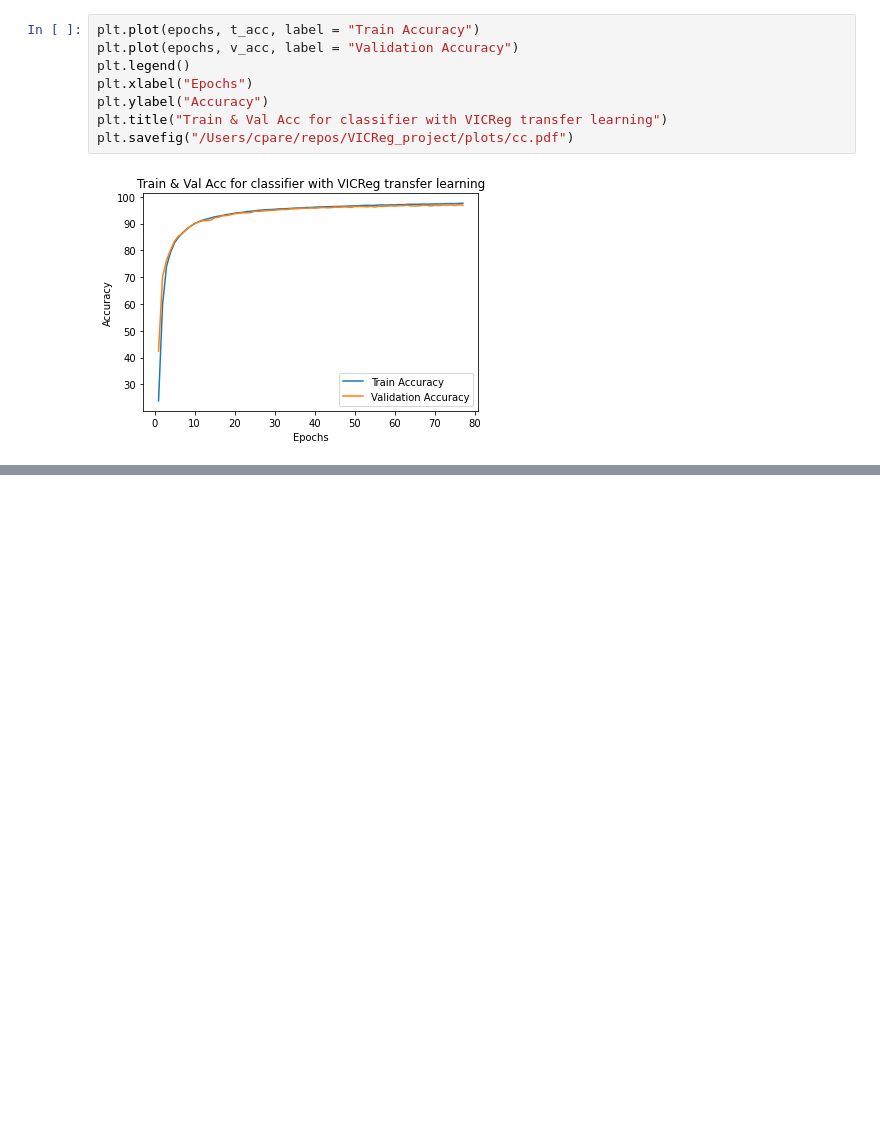
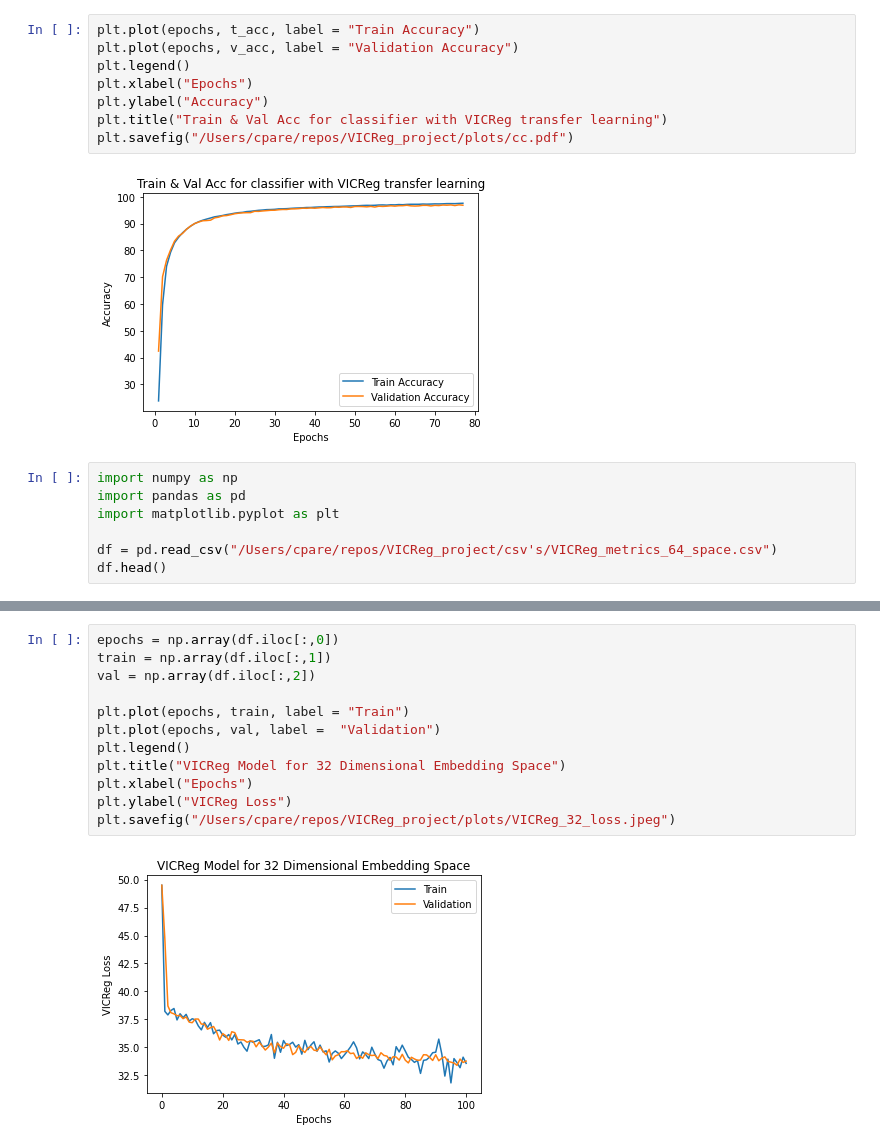
Before and after one commit to cpareja3025/VICReg_project, a Jupyter notebook: notebooks/VICReg.ipynb, the cells around one changed output, grey strips where cells are left out. Cells and saved outputs as stored; diff of their text form; blank space fills up the shorter version.

```diff
--- a/notebooks/VICReg.ipynb
+++ b/notebooks/VICReg.ipynb
@@ -737,3 +737,10 @@ plt.title("Train & Val Acc for classifier with VICReg transfer learning")
 plt.savefig("/Users/cpare/repos/VICReg_project/plots/cc.pdf")
 # %% [output]
 [figure]
+# %%
+import numpy as np
+import pandas as pd
+import matplotlib.pyplot as plt
+
+df = pd.read_csv("/Users/cpare/repos/VICReg_project/csv's/VICReg_metrics_64_space.csv")
+df.head()
@@ -739,0 +754,14 @@ plt.savefig("/Users/cpare/repos/VICReg_project/plots/cc.pdf")
+# %%
+epochs = np.array(df.iloc[:,0])
+train = np.array(df.iloc[:,1])
+val = np.array(df.iloc[:,2])
+
+plt.plot(epochs, train, label = "Train")
+plt.plot(epochs, val, label =  "Validation")
+plt.legend()
+plt.title("VICReg Model for 32 Dimensional Embedding Space")
+plt.xlabel("Epochs")
+plt.ylabel("VICReg Loss")
+plt.savefig("/Users/cpare/repos/VICReg_project/plots/VICReg_32_loss.jpeg")
+# %% [output]
+[figure, added]
```
Also changed, not shown: parts of 4 cells of this notebook, 4 other files.
